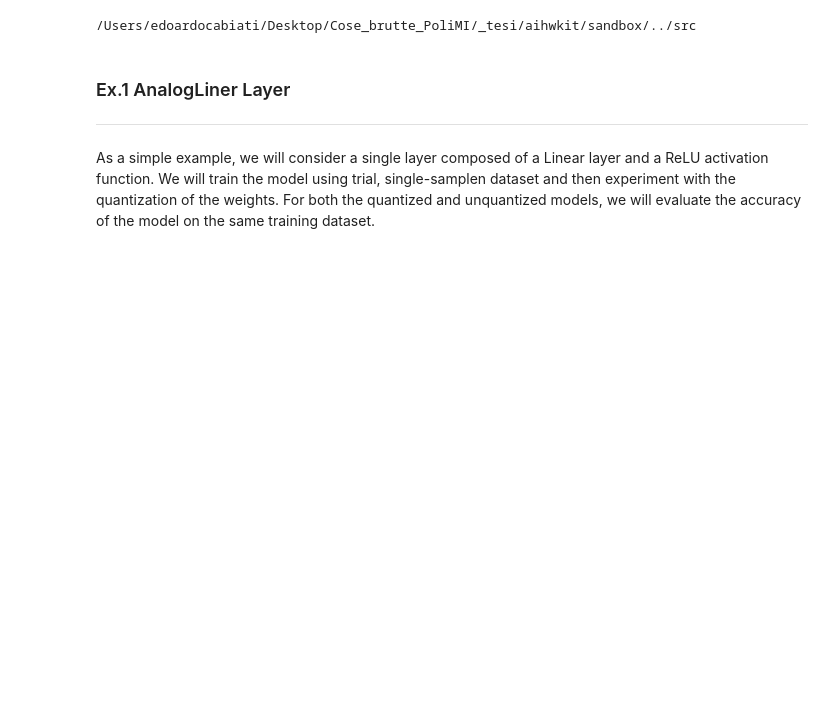
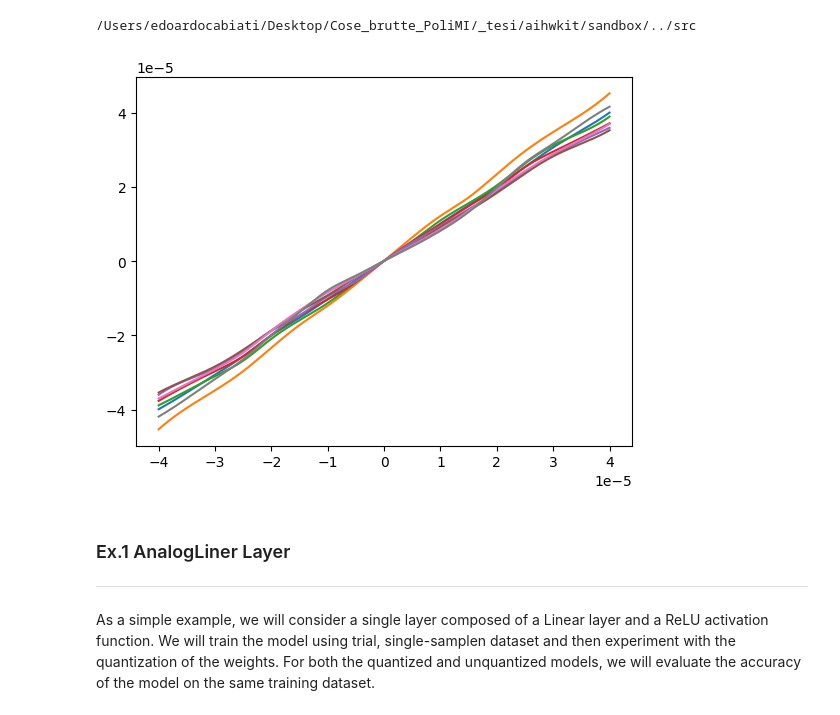
Before and after one commit to ApprehensiveKnee/aihwkit, a Jupyter notebook: sandbox/quantization.ipynb, the cells around one changed output. Saved outputs shown, nothing was run; the diff lists cells and outputs as text; code cells hidden in the pictures; blank space fills up the shorter version.

```diff
--- a/sandbox/quantization.ipynb
+++ b/sandbox/quantization.ipynb
@@ -84,6 +84,24 @@ from cuda.shared import *
 device = torch.device("cuda" if torch.cuda.is_available() else "cpu")
 # %% [output]
 /Users/edoardocabiati/Desktop/Cose_brutte_PoliMI/_tesi/aihwkit/sandbox/../src
+# %%
+
+# Get the path to the parent directory
+p_PATH = os.path.abspath('.')
+
+
+# Extract the data from the .mat file
+path = p_PATH + "/data/matlab/4bit.mat"
+g_max = 40.0e-6
+mdn_p, std_p = interpolate(levels=-1, file_path=path, force_interpolation=True)
+
+# Plot the polynomials from the coefficients
+for p in mdn_p:
+    x = np.linspace(-g_max, g_max, 1000)
+    y = p(x)
+    plt.plot(x,y)
+# %% [output]
+[figure, added]
 # %% [markdown]
 ### Ex.1    AnalogLiner Layer
 ---
```
Also changed, not shown: 29 other files.
